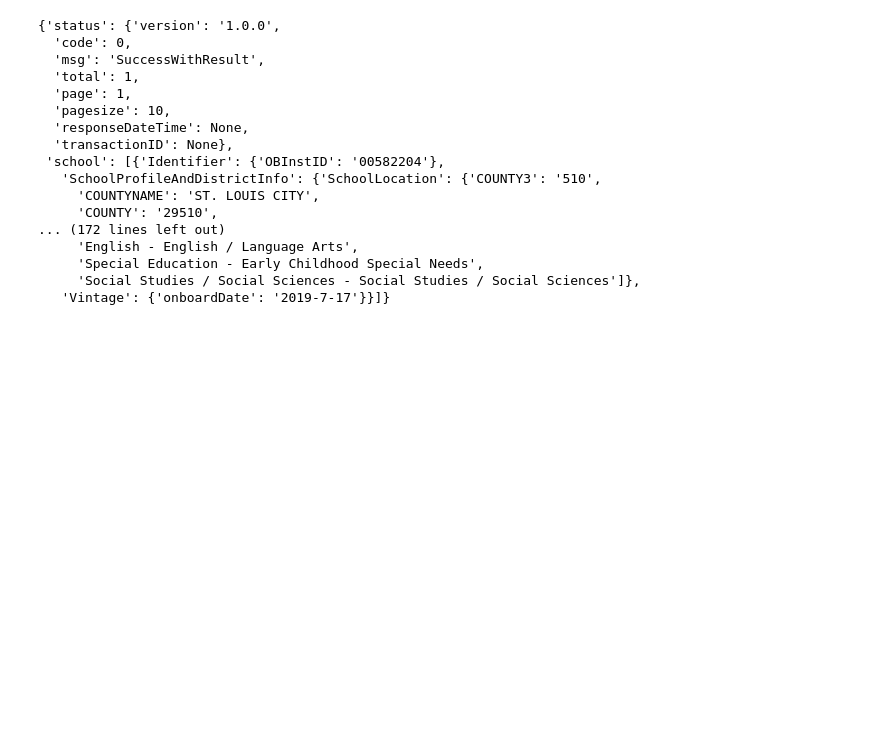
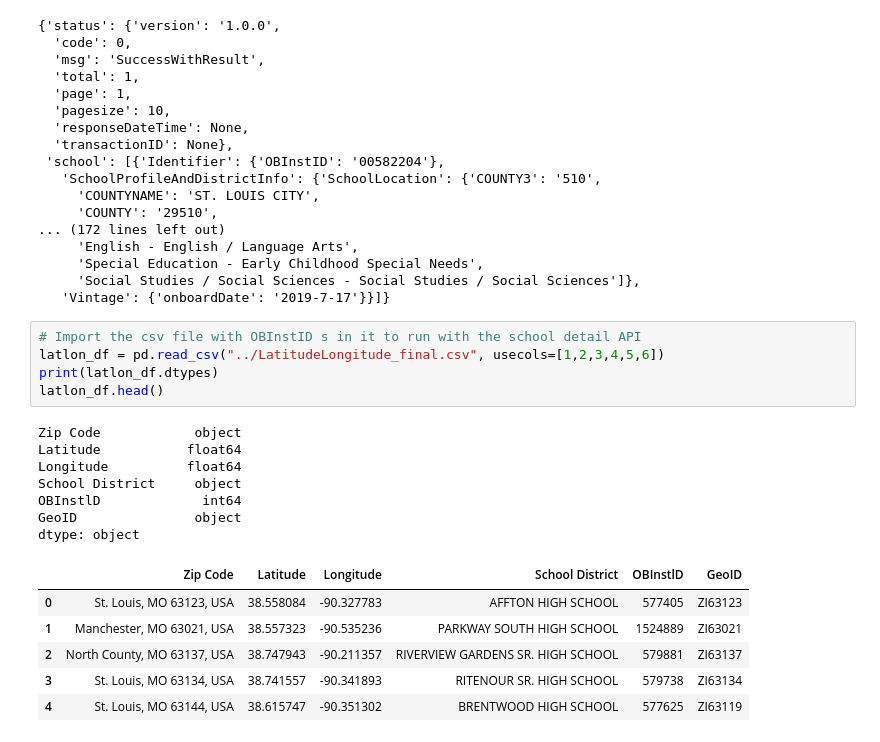
Before and after one commit to turtle3k/team-project, a Jupyter notebook: Attom Data/Attom.ipynb, the cells around one changed output. Saved outputs shown, nothing was run; the diff lists cells and outputs as text; blank space fills up the shorter version.

Commit message:
updated ATTOM notebook, added school_detail.csv

```diff
--- a/Attom Data/Attom.ipynb
+++ b/Attom Data/Attom.ipynb
@@ -104,6 +104,25 @@ school_detail
      'Special Education - Early Childhood Special Needs',
      'Social Studies / Social Sciences - Social Studies / Social Sciences']},
    'Vintage': {'onboardDate': '2019-7-17'}}]}
+# %%
+# Import the csv file with OBInstID s in it to run with the school detail API
+latlon_df = pd.read_csv("../LatitudeLongitude_final.csv", usecols=[1,2,3,4,5,6])
+print(latlon_df.dtypes)
+latlon_df.head()
+# %% [output]
+Zip Code            object
+Latitude           float64
+Longitude          float64
+School District     object
+OBInstlD             int64
+GeoID               object
+dtype: object
+|  | Zip Code | Latitude | Longitude | School District | OBInstlD | GeoID |
+| 0 | St. Louis, MO 63123, USA | 38.558084 | -90.327783 | AFFTON HIGH SCHOOL | 577405 | ZI63123 |
+| 1 | Manchester, MO 63021, USA | 38.557323 | -90.535236 | PARKWAY SOUTH HIGH SCHOOL | 1524889 | ZI63021 |
+| 2 | North County, MO 63137, USA | 38.747943 | -90.211357 | RIVERVIEW GARDENS SR. HIGH SCHOOL | 579881 | ZI63137 |
+| 3 | St. Louis, MO 63134, USA | 38.741557 | -90.341893 | RITENOUR SR. HIGH SCHOOL | 579738 | ZI63134 |
+| 4 | St. Louis, MO 63144, USA | 38.615747 | -90.351302 | BRENTWOOD HIGH SCHOOL | 577625 | ZI63119 |
 # %%
 # Set variables for the school detail we want - for example
 # s_climate_index = []     #'SchoolDetail''educationClimateIndex'
```
Also changed, not shown: parts of 4 cells of this notebook, 1 other file.
